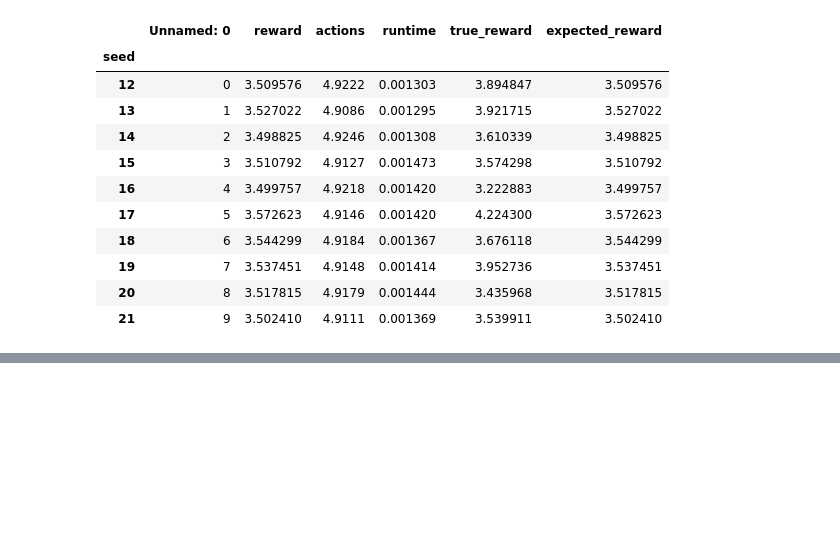
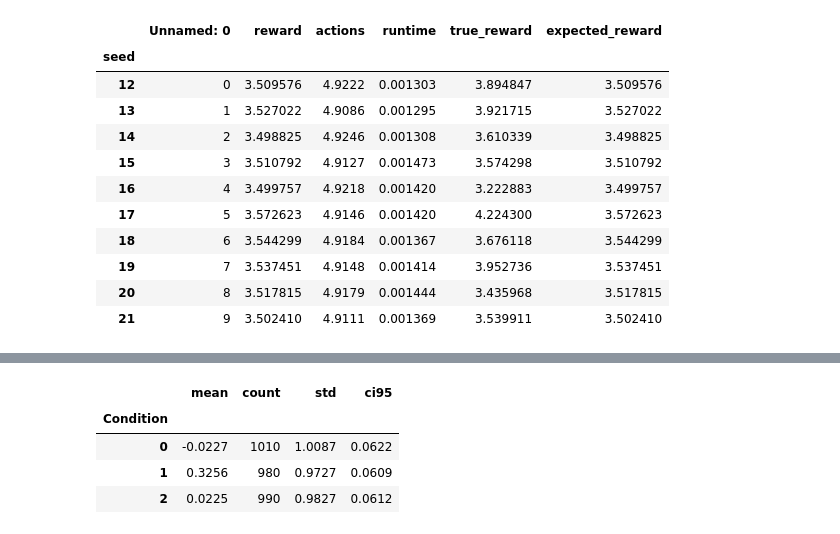
Before and after one commit to lovis-heindrich/MGPS-project-selection, a Jupyter notebook: analysis-5.ipynb, the cells around one changed output, grey strips where cells are left out. Drawn from its saved outputs; the diff is of its cells as text; code cells hidden in the pictures; blank space fills up the shorter version.

```diff
--- a/analysis-5.ipynb
+++ b/analysis-5.ipynb
@@ -327,0 +337,19 @@ Text(0.5, 1.0, '(participant_scores - mean(baseline_scores)) / std(participant_s
+# %%
+def ci(column):
+    stats = df.groupby("Condition").agg(["mean", "count", "std"])[column]
+    ci95 = []
+
+    for i in stats.index:
+        m, c, s = stats.loc[i]
+        ci95.append(1.96*s/math.sqrt(c))
+
+    stats['ci95'] = ci95
+    return stats.round(4)
+
+ci("NormalizedReward")
+# %% [output]
+|  | mean | count | std | ci95 |
+| Condition |  |  |  |  |
+| 0 | -0.0227 | 1010 | 1.0087 | 0.0622 |
+| 1 | 0.3256 | 980 | 0.9727 | 0.0609 |
+| 2 | 0.0225 | 990 | 0.9827 | 0.0612 |
```
Also changed, not shown: parts of 6 cells of this notebook, 2 other files.
